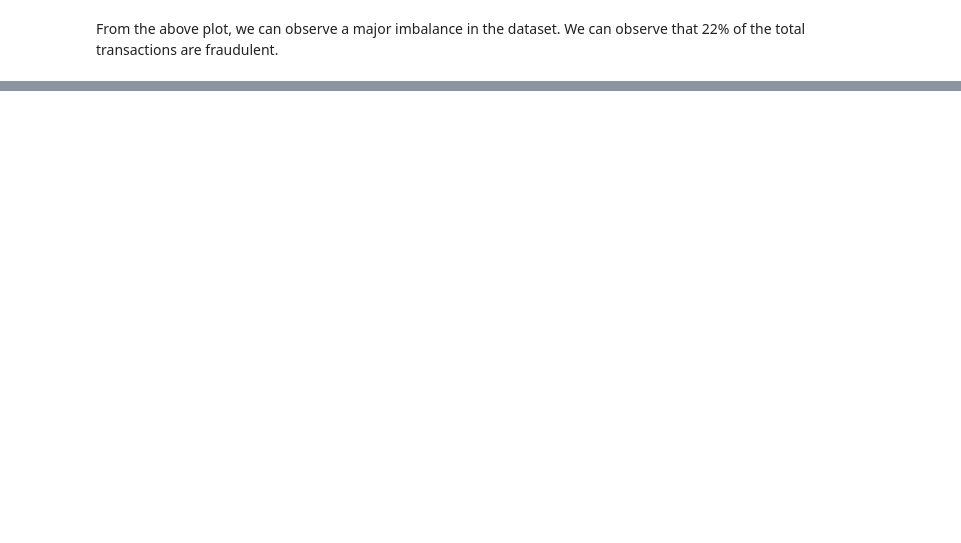
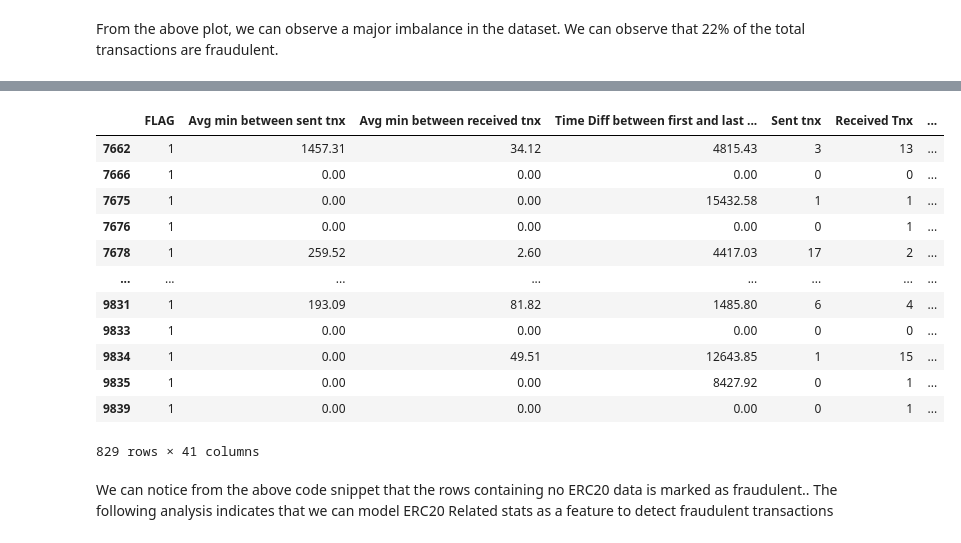
Before and after one commit to krypc-sharath2/EthAI, a Jupyter notebook: EthereumFraud.ipynb, the cells around one changed output, grey strips where cells are left out. Saved outputs shown, nothing was run; the diff lists cells and outputs as text; code cells hidden in the pictures; blank space fills up the shorter version.

```diff
--- a/EthereumFraud.ipynb
+++ b/EthereumFraud.ipynb
@@ -100,2 +72,29 @@ from matplotlib import pyplot as plt
+# %%
+# libraries
+import pandas as pd
+import numpy as np
+import pandas as pd
+import seaborn as sns
+from matplotlib import pyplot as plt
+import sweetviz as sv
+import warnings
+warnings.filterwarnings('ignore')
+from sklearn.model_selection import train_test_split
+from sklearn.preprocessing import MinMaxScaler
+from sklearn.model_selection import StratifiedKFold, GridSearchCV, RandomizedSearchCV
+from sklearn.metrics import accuracy_score, recall_score, precision_score, confusion_matrix,classification_report
+from evidently.report import Report
+from evidently.metric_preset import ClassificationPreset
+from evidently import ColumnMapping
+
+from sklearn.tree import DecisionTreeClassifier
+from sklearn.ensemble import RandomForestClassifier
+from sklearn.linear_model import LogisticRegression
+from sklearn.neighbors import KNeighborsClassifier
+from sklearn.ensemble import AdaBoostClassifier
+from xgboost import XGBClassifier
+from sklearn import svm
+
+pd.set_option("display.max_columns",300)
 # %%
 # Load the dataset
@@ -178,0 +242,18 @@ From the above plot, we can observe a major imbalance in the dataset. We can obs
+# %%
+eth_ds[eth_ds[' Total ERC20 tnxs'].isnull()]
+# %% [output]
+|  | FLAG | Avg min between sent tnx | Avg min between received tnx | Time Diff between first and last ... | Sent tnx | Received Tnx | ... |
+| 7662 | 1 | 1457.31 | 34.12 | 4815.43 | 3 | 13 | ... |
+| 7666 | 1 | 0.00 | 0.00 | 0.00 | 0 | 0 | ... |
+| 7675 | 1 | 0.00 | 0.00 | 15432.58 | 1 | 1 | ... |
+| 7676 | 1 | 0.00 | 0.00 | 0.00 | 0 | 1 | ... |
+| 7678 | 1 | 259.52 | 2.60 | 4417.03 | 17 | 2 | ... |
+| ... | ... | ... | ... | ... | ... | ... | ... |
+| 9831 | 1 | 193.09 | 81.82 | 1485.80 | 6 | 4 | ... |
+| 9833 | 1 | 0.00 | 0.00 | 0.00 | 0 | 0 | ... |
+| 9834 | 1 | 0.00 | 49.51 | 12643.85 | 1 | 15 | ... |
+| 9835 | 1 | 0.00 | 0.00 | 8427.92 | 0 | 1 | ... |
+| 9839 | 1 | 0.00 | 0.00 | 0.00 | 0 | 1 | ... |
+829 rows × 41 columns
+# %% [markdown]
+We can notice from the above code snippet that the rows containing no ERC20 data is marked as fraudulent.. The following analysis indicates that we can model ERC20 Related stats as a feature to detect fraudulent transactions
```
Also changed, not shown: parts of 42 cells of this notebook, 2 other files.
